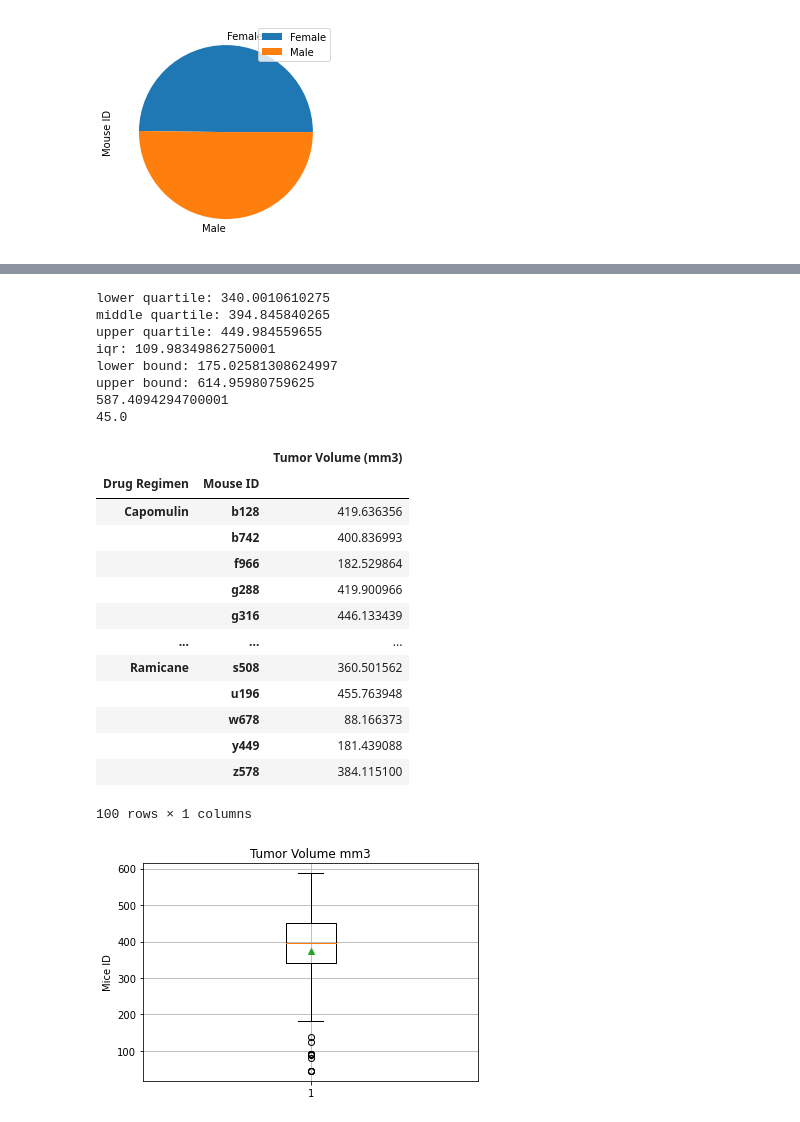
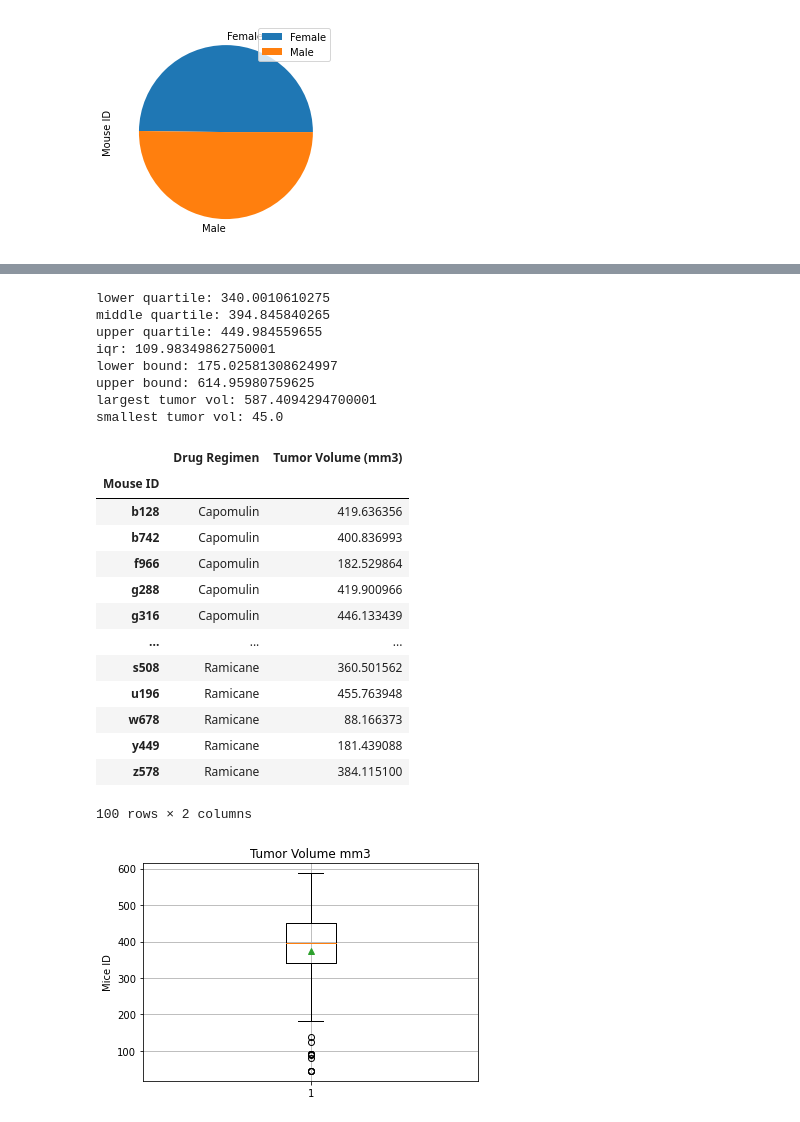
Before and after one commit to KinlayD/matplotlib-challenge, a Jupyter notebook: pymaceuticals.ipynb, the cells around one changed output, grey strips where cells are left out. Drawn from its saved outputs; the diff is of its cells as text; code cells hidden in the pictures.

```diff
--- a/pymaceuticals.ipynb
+++ b/pymaceuticals.ipynb
@@ -160,9 +134,5 @@ ID_sex_df.plot(kind="pie", y="Mouse ID")
 # %%
-promsing_treatments_df = mouse_df.loc[(mouse_df["Drug Regimen"] == "Capomulin") | (mouse_df["Drug Regimen"] == "Ramicane") | (mouse_df["Drug Regimen"] == "Infubinol") | (mouse_df["Drug Regimen"] == "Ceftamin"), ["Drug Regimen", "Mouse ID", "Tumor Volume (mm3)"]]
-group_treatment = promsing_treatments_df.groupby(["Drug Regimen", "Mouse ID"])
-tumor_vol = group_treatment["Tumor Volume (mm3)"].sum()
-tumor_vol_df = pd.DataFrame(tumor_vol)
-
+# Calculate the quartiles and IQR and quantitatively determine if there are any potential outliers across all four treatment regimens.
 quartiles = tumor_vol_df["Tumor Volume (mm3)"].quantile([.25,.5,.75])
 lowerq = quartiles[0.25]
 upperq = quartiles[0.75]
@@ -183,8 +153,8 @@ print(f'lower bound: {lower_bound}')
 print(f'upper bound: {upper_bound}')
 promsing_treatments_df
 
-print(tumor_vol_df["Tumor Volume (mm3)"].max())
-print(tumor_vol_df["Tumor Volume (mm3)"].min())
+print(f'largest tumor vol: {tumor_vol_df["Tumor Volume (mm3)"].max()}')
+print(f'smallest tumor vol: {tumor_vol_df["Tumor Volume (mm3)"].min()}')
 # %% [output]
 lower quartile: 340.0010610275
 middle quartile: 394.845840265
@@ -192,27 +162,28 @@ upper quartile: 449.984559655
 iqr: 109.98349862750001
 lower bound: 175.02581308624997
 upper bound: 614.95980759625
-587.4094294700001
-45.0
+largest tumor vol: 587.4094294700001
+smallest tumor vol: 45.0
 # %%
-# construct outlier dataframe to identify outlier items
-outlier_IDs_df = tumor_vol_df.loc[(tumor_vol_df["Tumor Volume (mm3)"] < upper_bound) | (tumor_vol_df["Tumor Volume (mm3)"] > lower_bound)]
+# construct outlier dataframe to identify outliers
+outlier_IDs_df = tumor_vol_df.reset_index()
+outlier_IDs_df = outlier_IDs_df.loc[(outlier_IDs_df["Tumor Volume (mm3)"] < 614.95980759625) | (outlier_IDs_df["Tumor Volume (mm3)"] > 175.02581308624997)].set_index("Mouse ID")
 outlier_IDs_df
 # %% [output]
-|  |  | Tumor Volume (mm3) |
-| Drug Regimen | Mouse ID |  |
-| Capomulin | b128 | 419.636356 |
-|  | b742 | 400.836993 |
-|  | f966 | 182.529864 |
-|  | g288 | 419.900966 |
-|  | g316 | 446.133439 |
+|  | Drug Regimen | Tumor Volume (mm3) |
+| Mouse ID |  |  |
+| b128 | Capomulin | 419.636356 |
+| b742 | Capomulin | 400.836993 |
+| f966 | Capomulin | 182.529864 |
+| g288 | Capomulin | 419.900966 |
+| g316 | Capomulin | 446.133439 |
 | ... | ... | ... |
-| Ramicane | s508 | 360.501562 |
-|  | u196 | 455.763948 |
-|  | w678 | 88.166373 |
-|  | y449 | 181.439088 |
-|  | z578 | 384.115100 |
+| s508 | Ramicane | 360.501562 |
+| u196 | Ramicane | 455.763948 |
+| w678 | Ramicane | 88.166373 |
+| y449 | Ramicane | 181.439088 |
+| z578 | Ramicane | 384.115100 |
-100 rows × 1 columns
+100 rows × 2 columns
 # %%
 # box and whisker plot for outliers in promising treatments
 fig1, ax1 = plt.subplots()
```
Also changed, not shown: parts of 8 cells of this notebook.
